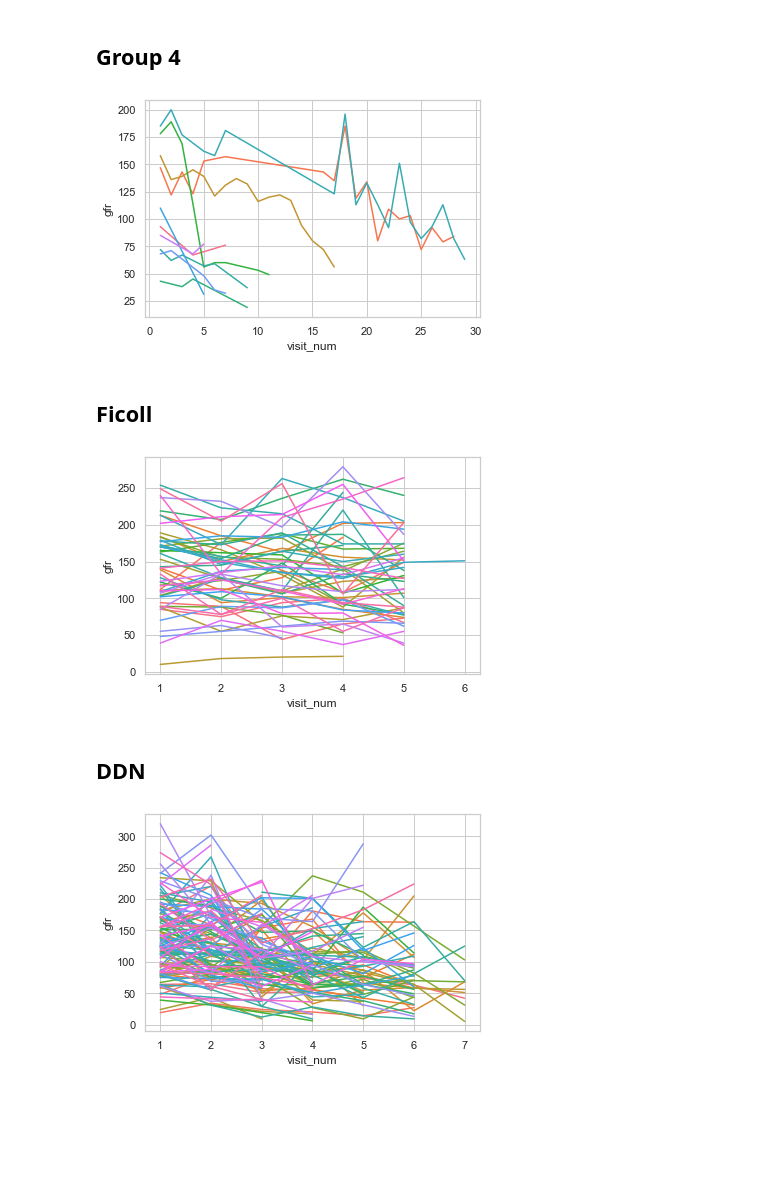
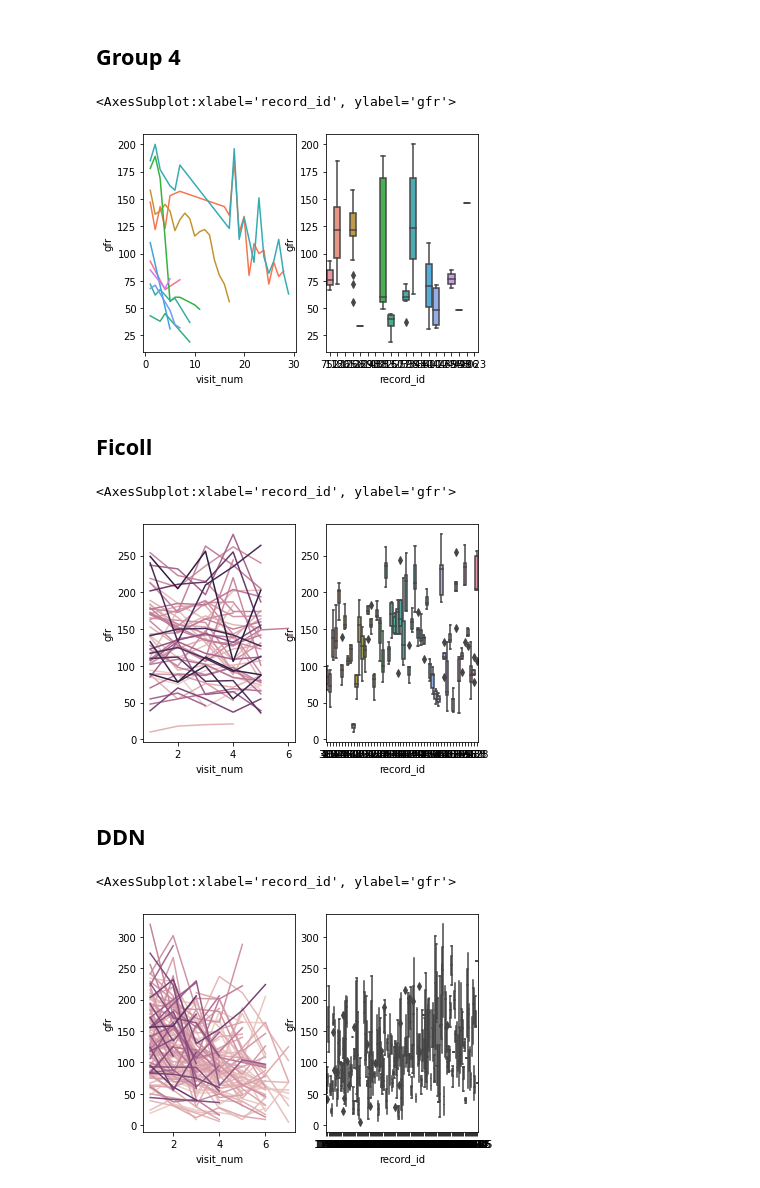
Before and after one commit to netiony/CHCO-Code, a Jupyter notebook: Petter Bjornstad/Pima/master_data/tim_merge/tim_merge.ipynb, the cells around one changed output. Drawn from its saved outputs; the diff is of its cells as text; code cells hidden in the pictures; blank space fills up the shorter version.

```diff
--- a/Petter Bjornstad/Pima/master_data/tim_merge/tim_merge.ipynb
+++ b/Petter Bjornstad/Pima/master_data/tim_merge/tim_merge.ipynb
@@ -1,7 +1,8 @@
 # %%
 import pandas as pd
 import seaborn as sns
-wd = "/Users/timvigers/Dropbox/Work/Petter Bjornstad/Pima/Master data/Raw data/"
+import matplotlib.pyplot as plt
+wd = "~/Dropbox/Work/Petter Bjornstad/Pima/Master data/Raw data/"
 # wd = "path/to/Laura's/folder"
 # %% [markdown]
 # Vital Status
@@ -48,40 +39,50 @@ def get_gfr(df):
     df.set_index('date',append=True,inplace=True)
     # Done
     return(df)
-def gfr_lineplot(df):
+def gfr_lineplot(df,ax):
     # Sort by id then date
     df.sort_index(inplace=True)
     # Visit number from date
     df['visit_num'] = df.groupby('record_id').cumcount()+1
     df.reset_index(inplace=True)
-    sns.lineplot(x="visit_num", y="gfr",hue="record_id",data=df).get_legend().remove()
-def gfr_boxplot(df):
+    return(sns.lineplot(x="visit_num", y="gfr",hue="record_id",ax=ax,data=df).get_legend().remove())
+def gfr_boxplot(df,ax):
     df.sort_index(inplace=True)
     # Visit number from date
     df['visit_num'] = df.groupby('record_id').cumcount()+1
     df.reset_index(inplace=True)
-    sns.boxplot(x='record_id',y="gfr",data=df)
+    return(sns.boxplot(x='record_id',y="gfr",ax=ax,data=df))
 # %% [markdown]
 ## Group 4
 # %%
 group4 = pd.read_csv(wd+'Group4UofMRemodel112_DATA_2021-02-04_1617.csv',low_memory=False).dropna(axis=1,how='all')
 g = get_gfr(group4)
-gfr_lineplot(g)
+# Plot
+fig, ax =plt.subplots(1,2)
+gfr_lineplot(g,ax=ax[0])
+gfr_boxplot(g,ax=ax[1])
 # %% [output]
+<AxesSubplot:xlabel='record_id', ylabel='gfr'>
-[figure, old version]
+[figure, new version]
 # %% [markdown]
 ## Ficoll
 # %%
 ficoll = pd.read_csv(wd+'FicollUniversityOfMi_DATA_2021-02-04_1618.csv',low_memory=False).dropna(axis=1,how='all')
-get_gfr(ficoll)
-plot_gfr(ficoll)
+# Plot
+fig, ax =plt.subplots(1,2)
+gfr_lineplot(ficoll,ax=ax[0])
+gfr_boxplot(ficoll,ax=ax[1])
 # %% [output]
+<AxesSubplot:xlabel='record_id', ylabel='gfr'>
-[figure, old version]
+[figure, new version]
 # %% [markdown]
 ## DDN
 # %%
 ddn = pd.read_csv(wd+'Nelson13DKN151Determ_DATA_2021-02-04_1610.csv',low_memory=False).dropna(axis=1,how='all')
-get_gfr(ddn)
-plot_gfr(ddn)
+# Plot
+fig, ax =plt.subplots(1,2)
+gfr_lineplot(ddn,ax=ax[0])
+gfr_boxplot(ddn,ax=ax[1])
 # %% [output]
+<AxesSubplot:xlabel='record_id', ylabel='gfr'>
-[figure, old version]
+[figure, new version]
```
Also changed, not shown: parts of 3 cells of this notebook.
